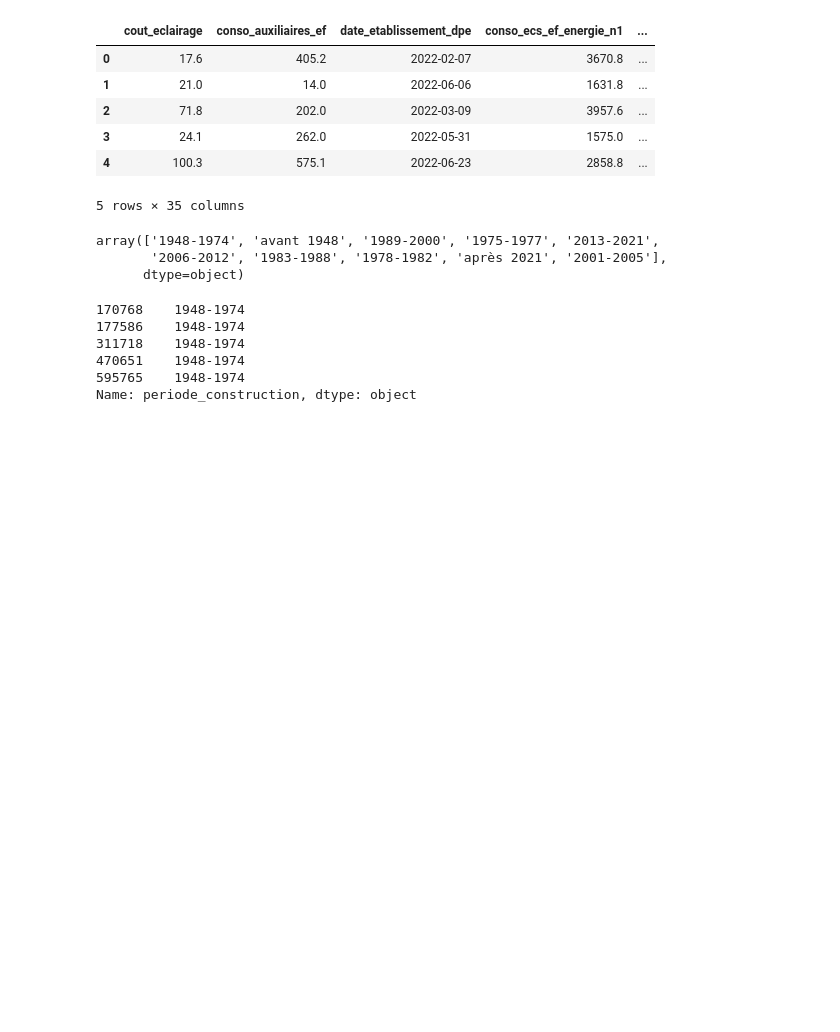
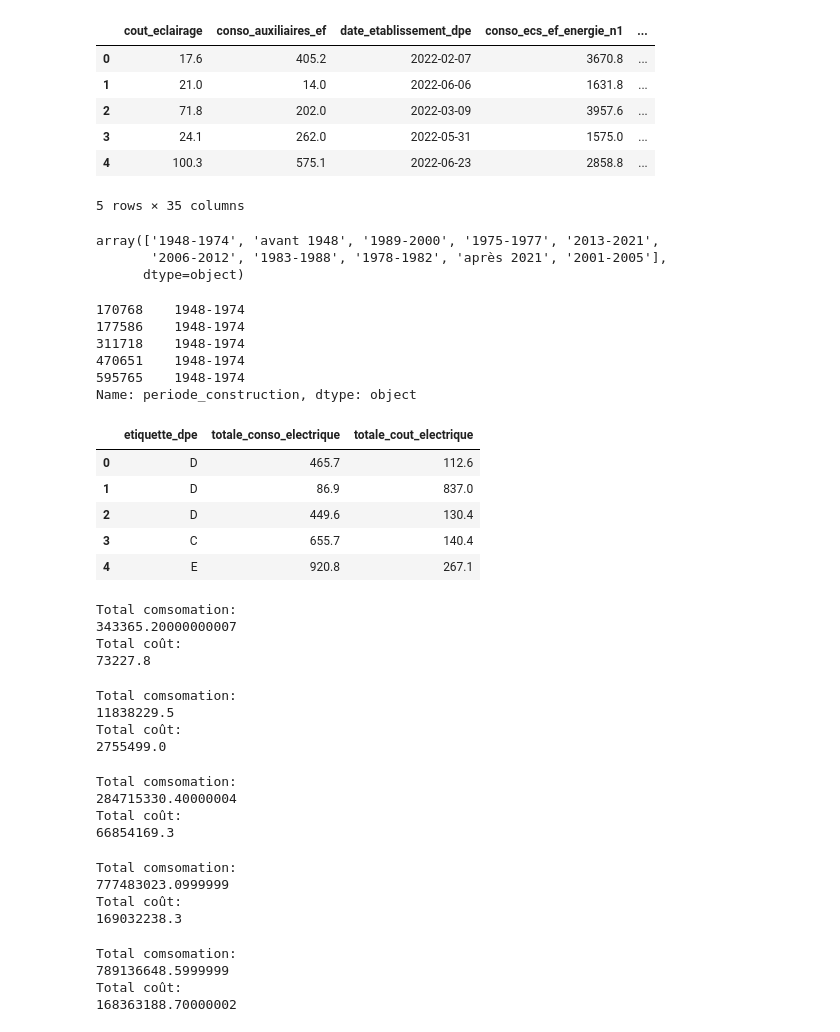
Before and after one commit to linh-dinh-1012/dpe-paris-analysis, a Jupyter notebook: notebooks/03_Question_1.ipynb, the cells around one changed output. Drawn from its saved outputs; the diff is of its cells as text; code cells hidden in the pictures; blank space fills up the shorter version.

```diff
--- a/notebooks/03_Question_1.ipynb
+++ b/notebooks/03_Question_1.ipynb
@@ -143,3 +141,73 @@ Name: periode_construction, dtype: object
 # %%
 #df_conso_75 = pd.read_csv("../data/edenis/consommation-annuelle-residentielle-par-adresse-Paris.csv", low_memory=False)
 #df_conso_75.head()
+# %%
+df_dpe_filtre = df_dpe_75[["etiquette_dpe", "totale_conso_electrique", "totale_cout_electrique"]]
+df_dpe_filtre.head()
+# %% [output]
+|  | etiquette_dpe | totale_conso_electrique | totale_cout_electrique |
+| 0 | D | 465.7 | 112.6 |
+| 1 | D | 86.9 | 837.0 |
+| 2 | D | 449.6 | 130.4 |
+| 3 | C | 655.7 | 140.4 |
+| 4 | E | 920.8 | 267.1 |
+# %%
+somme_A_conso = df_dpe_filtre.loc[df_dpe_filtre["etiquette_dpe"] == "A", "totale_conso_electrique"].sum()
+somme_A_cout = df_dpe_filtre.loc[df_dpe_filtre["etiquette_dpe"] == "A", "totale_cout_electrique"].sum()
+print("Total comsomation:")
+print(somme_A_conso)
+print("Total coût:")
+print(somme_A_cout)
+# %% [output]
+Total comsomation:
+343365.20000000007
+Total coût:
+73227.8
+# %%
+somme_B_conso = df_dpe_filtre.loc[df_dpe_filtre["etiquette_dpe"] == "B", "totale_conso_electrique"].sum()
+somme_B_cout = df_dpe_filtre.loc[df_dpe_filtre["etiquette_dpe"] == "B", "totale_cout_electrique"].sum()
+print("Total comsomation:")
+print(somme_B_conso)
+print("Total coût:")
+print(somme_B_cout)
+# %% [output]
+Total comsomation:
+11838229.5
+Total coût:
+2755499.0
+# %%
+somme_C_conso = df_dpe_filtre.loc[df_dpe_filtre["etiquette_dpe"] == "C", "totale_conso_electrique"].sum()
+somme_C_cout = df_dpe_filtre.loc[df_dpe_filtre["etiquette_dpe"] == "C", "totale_cout_electrique"].sum()
+print("Total comsomation:")
+print(somme_C_conso)
+print("Total coût:")
+print(somme_C_cout)
+# %% [output]
+Total comsomation:
+284715330.40000004
+Total coût:
+66854169.3
+# %%
+somme_D_conso = df_dpe_filtre.loc[df_dpe_filtre["etiquette_dpe"] == "D", "totale_conso_electrique"].sum()
+somme_D_cout = df_dpe_filtre.loc[df_dpe_filtre["etiquette_dpe"] == "D", "totale_cout_electrique"].sum()
+print("Total comsomation:")
+print(somme_D_conso)
+print("Total coût:")
+print(somme_D_cout)
+# %% [output]
+Total comsomation:
+777483023.0999999
+Total coût:
+169032238.3
+# %%
+somme_E_conso = df_dpe_filtre.loc[df_dpe_filtre["etiquette_dpe"] == "E", "totale_conso_electrique"].sum()
+somme_E_cout = df_dpe_filtre.loc[df_dpe_filtre["etiquette_dpe"] == "E", "totale_cout_electrique"].sum()
+print("Total comsomation:")
+print(somme_E_conso)
+print("Total coût:")
+print(somme_E_cout)
+# %% [output]
+Total comsomation:
+789136648.5999999
+Total coût:
+168363188.70000002
```
Also changed, not shown: parts of 5 cells of this notebook, 2 other files.
